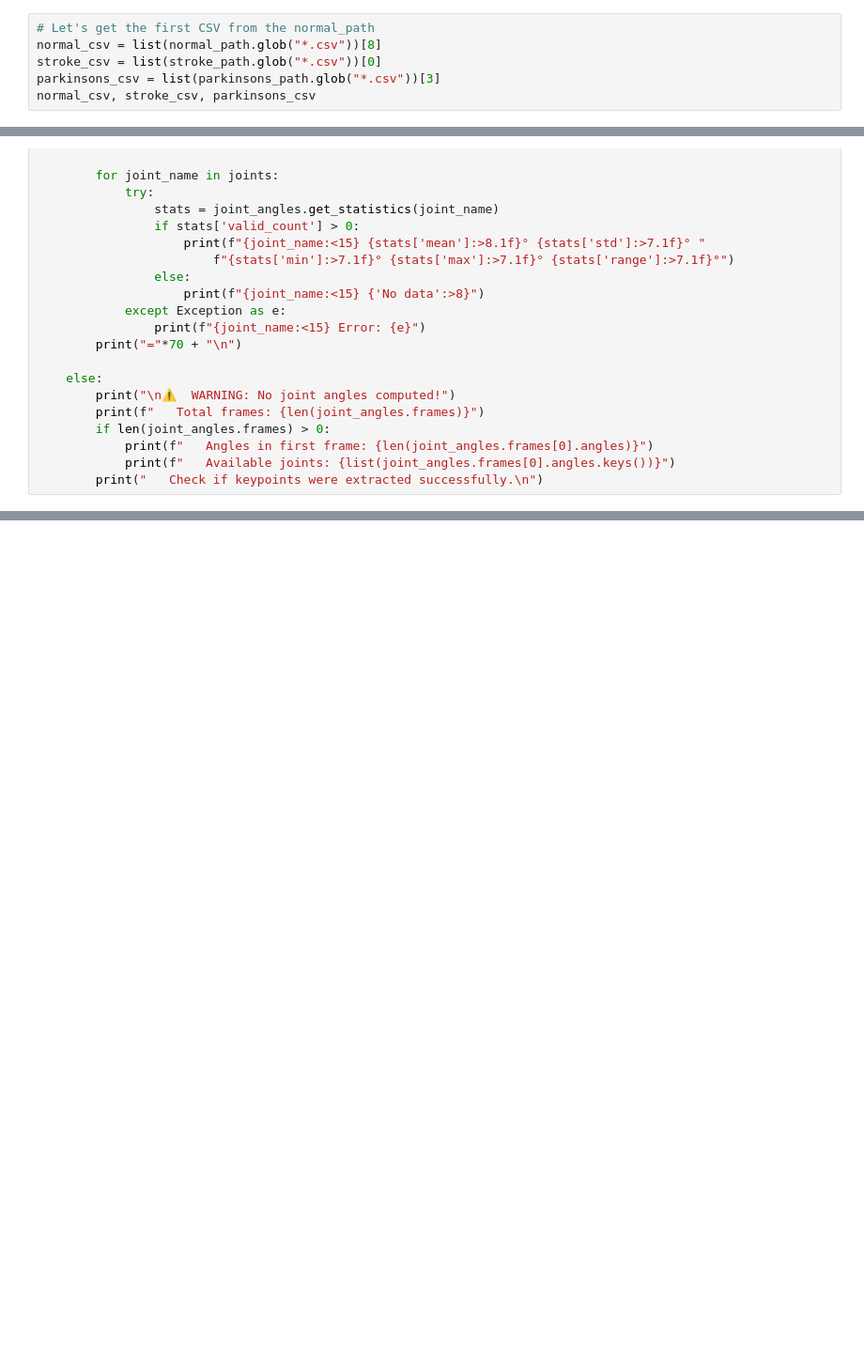
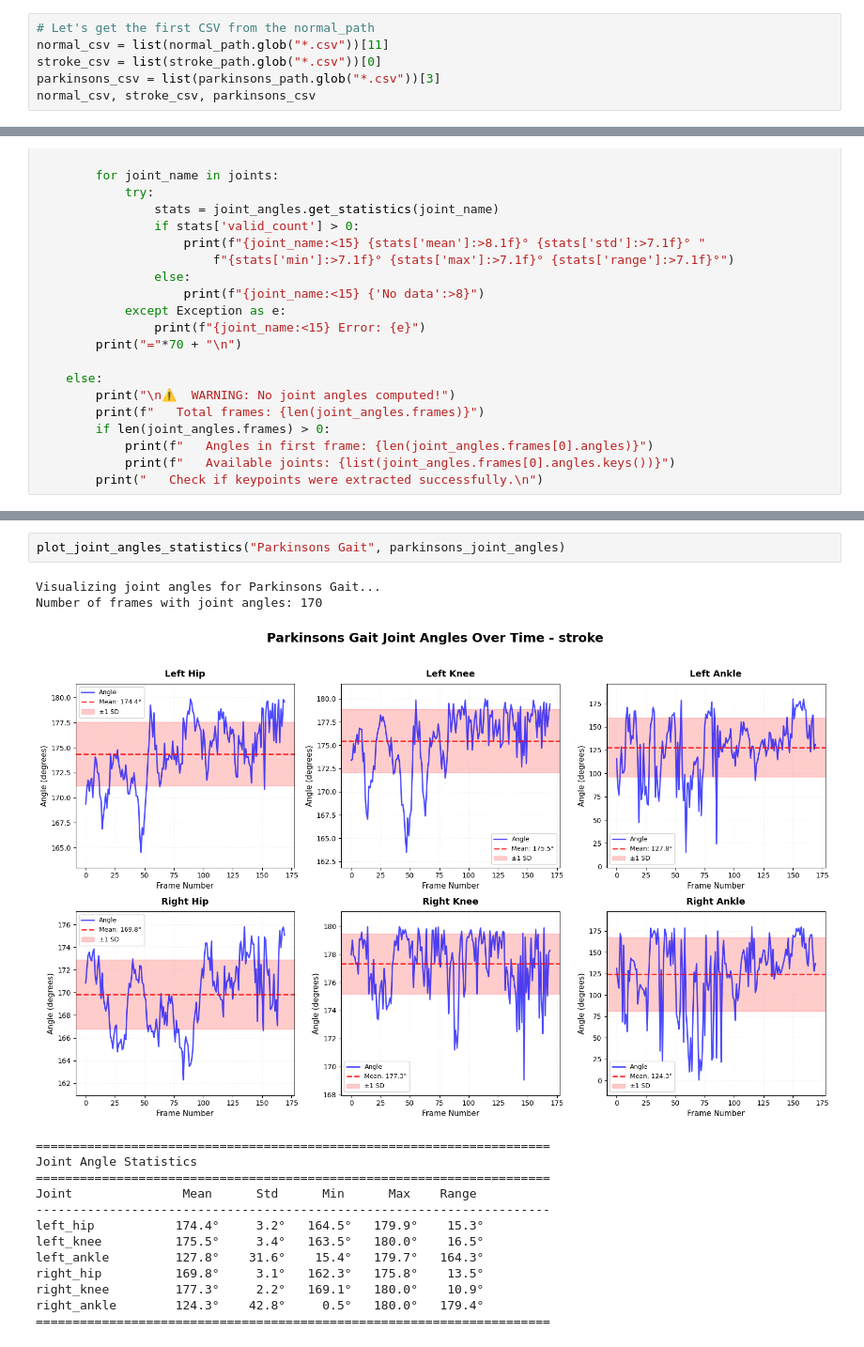
Before and after one commit to brilliantbeaver/alexpose, a Jupyter notebook: experiments/exp4/extract_features.ipynb, the cells around one changed output, grey strips where cells are left out. Shown at 94% size. Saved outputs shown, nothing was run; the diff lists cells and outputs as text; blank space fills up the shorter version.

Commit message:
Updated plots for "extract_features.ipynb"

```diff
--- a/experiments/exp4/extract_features.ipynb
+++ b/experiments/exp4/extract_features.ipynb
@@ -101,7 +101,7 @@ normal_path, stroke_path, parkinsons_path
  WindowsPath('c:/Users/alexm/projects/alex/alexpose/experiments/exp3/data/parkinsons'))
 # %%
 # Let's get the first CSV from the normal_path
-normal_csv = list(normal_path.glob("*.csv"))[8]
+normal_csv = list(normal_path.glob("*.csv"))[11]
 stroke_csv = list(stroke_path.glob("*.csv"))[0]
 parkinsons_csv = list(parkinsons_path.glob("*.csv"))[3]
 normal_csv, stroke_csv, parkinsons_csv
@@ -305,0 +379,18 @@ plot_joint_angles_statistics("Stroke Gait", stroke_joint_angles)
+# %%
+plot_joint_angles_statistics("Parkinsons Gait", parkinsons_joint_angles)
+# %% [output]
+Visualizing joint angles for Parkinsons Gait...
+Number of frames with joint angles: 170
+[figure, added]
+======================================================================
+Joint Angle Statistics
+======================================================================
+Joint               Mean      Std      Min      Max    Range
+----------------------------------------------------------------------
+left_hip           174.4°     3.2°   164.5°   179.9°    15.3°
+left_knee          175.5°     3.4°   163.5°   180.0°    16.5°
+left_ankle         127.8°    31.6°    15.4°   179.7°   164.3°
+right_hip          169.8°     3.1°   162.3°   175.8°    13.5°
+right_knee         177.3°     2.2°   169.1°   180.0°    10.9°
+right_ankle        124.3°    42.8°     0.5°   180.0°   179.4°
+======================================================================
```
Also changed, not shown: parts of 13 cells of this notebook.
